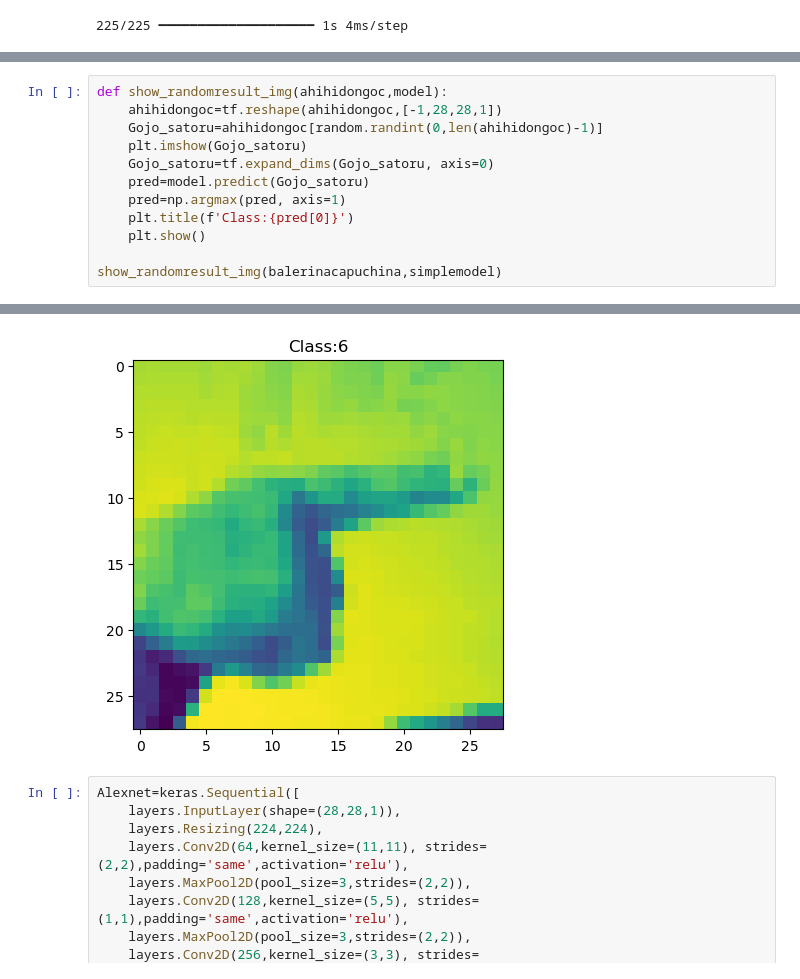
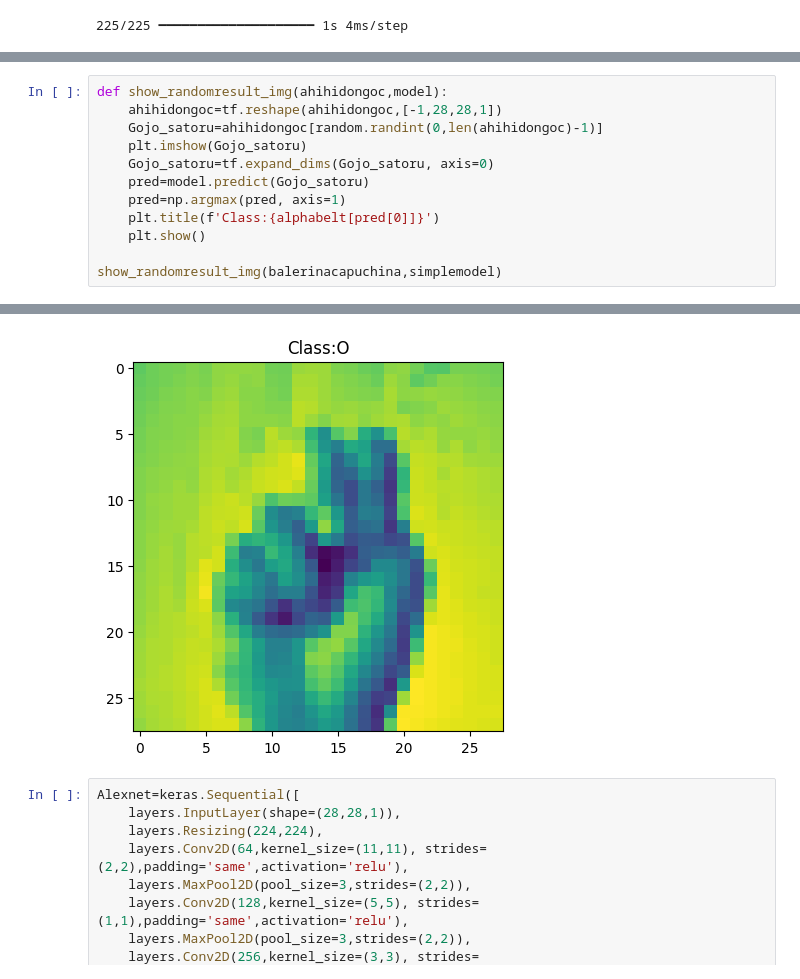
Before and after one commit to NabiChan/MNIST-Hand-signs-language, a Jupyter notebook: Sign Language.ipynb, the cells around one changed output, grey strips where cells are left out. Saved outputs shown, nothing was run; the diff lists cells and outputs as text.

```diff
--- a/Sign Language.ipynb
+++ b/Sign Language.ipynb
@@ -175,7 +179,7 @@ def show_randomresult_img(ahihidongoc,model):
     Gojo_satoru=tf.expand_dims(Gojo_satoru, axis=0)
     pred=model.predict(Gojo_satoru)
     pred=np.argmax(pred, axis=1)
-    plt.title(f'Class:{pred[0]}')
+    plt.title(f'Class:{alphabelt[pred[0]]}')
     plt.show()
 
 show_randomresult_img(balerinacapuchina,simplemodel)
@@ -184,4 +188,4 @@ show_randomresult_img(balerinacapuchina,simplemodel)
-[figure, old version]
+[figure, new version]
 # %%
 Alexnet=keras.Sequential([
     layers.InputLayer(shape=(28,28,1)),
```
Also changed, not shown: parts of 10 cells of this notebook.
